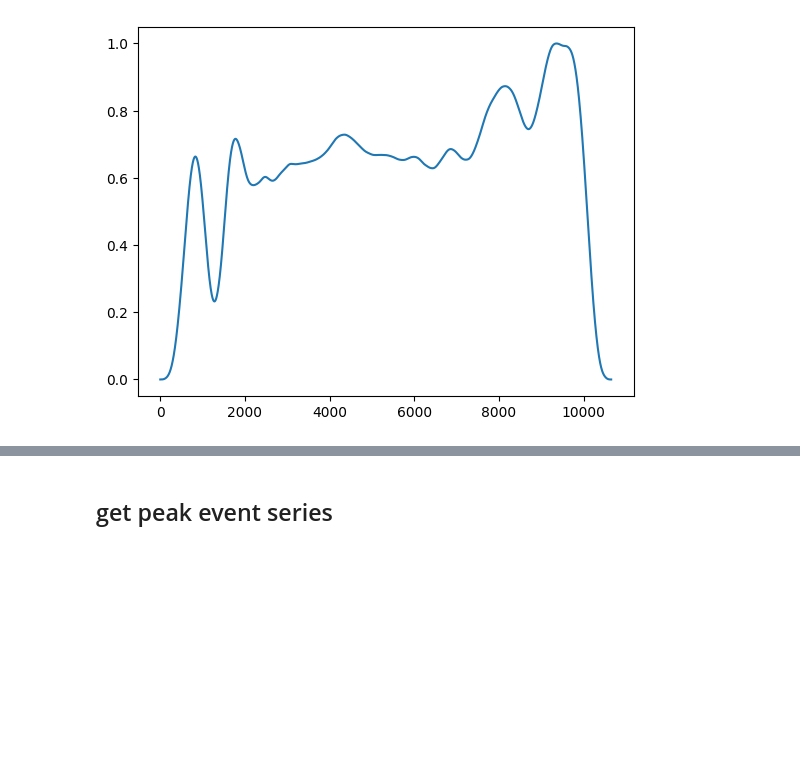
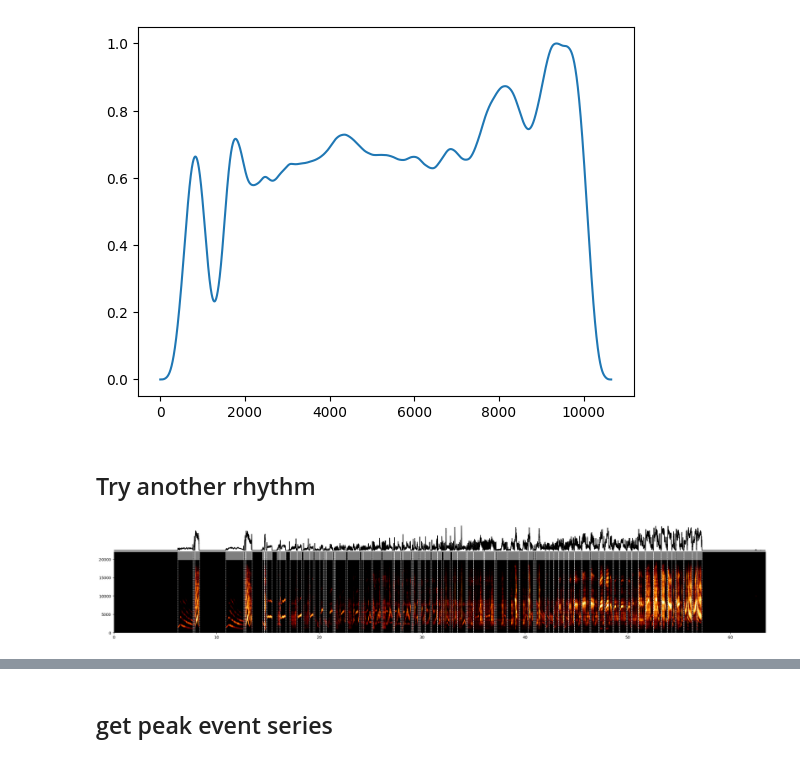
Before and after one commit to xingjeffrey/starling_rhythm_mfdfa, a Jupyter notebook: notebooks/TwoAC_MFDiscrim_Salvage/Figures/Figure 1.ipynb, the cells around one changed output, grey strips where cells are left out. Drawn from its saved outputs; the diff is of its cells as text; code cells hidden in the pictures; blank space fills up the shorter version.

```diff
--- a/notebooks/TwoAC_MFDiscrim_Salvage/Figures/Figure 1.ipynb
+++ b/notebooks/TwoAC_MFDiscrim_Salvage/Figures/Figure 1.ipynb
@@ -59,3 +59,5 @@ plt.plot(smoothed_amp_env)
 # %% [output]
 [<matplotlib.lines.Line2D at 0x...>]
 [figure]
+# %% [markdown]
+## Try another rhythm
@@ -61,0 +70,26 @@ plt.plot(smoothed_amp_env)
+# %%
+### segmentation parameters
+min_level_db = -100 ## default dB minimum of spectrogram (threshold anything below)
+min_level_db_floor = 0 ## highest number min_level_db is allowed to reach dynamically
+db_delta = 5 ## delta in setting min_level_db
+n_fft = 1024 ## FFT window size
+hop_length_ms = 1 ## number audio of frames in ms between STFT columns
+win_length_ms = 5 ## size of fft window (ms)
+ref_level_db = 20 ## reference level dB of audio
+pre = 0.97 ## coefficient for preemphasis filter
+spectrogram_range = None ## spectral range to care about for spectrogram
+verbose = False ## display output
+mask_thresh_std = 0.8 ## standard deviations above median to threshold out noise (higher = threshold more noise)
+neighborhood_time_ms = 5 ## size in time of neighborhood-continuity filter
+neighborhood_freq_hz = 500 ## size in Hz of neighborhood-continuity filter
+neighborhood_thresh = 0.5 ## threshold number of neighborhood time-frequency bins above 0 to consider a bin not noise
+min_syllable_length_s = 0.075 ## shortest expected length of syllable
+min_silence_for_spec = 0.025 ## shortest expected length of silence in a song (used to set dynamic threshold)
+silence_threshold = 0.0 ## threshold for spectrogram to consider noise as silence
+max_vocal_for_spec = 2.0 ## longest expected vocalization in seconds
+temporal_neighbor_merge_distance_ms = 0 ##longest distance at which two elements should be considered one
+overlapping_element_merge_thresh = np.inf ##proportion of temporal overlap to consider two elements one
+min_element_size_ms_hz = [0,0] ## smallest expected element size (in ms and Hz). Everything smaller is removed
+butter_min = 500
+butter_max = 15000
+figsize = (20,5)
@@ -61,0 +141,4 @@ plt.plot(smoothed_amp_env)
+# %%
+seg_dict = segment_spec_custom(wav_paths[0])
+# %% [output]
+[figure, added]
```
Also changed, not shown: parts of 18 cells of this notebook, 5 other files.
